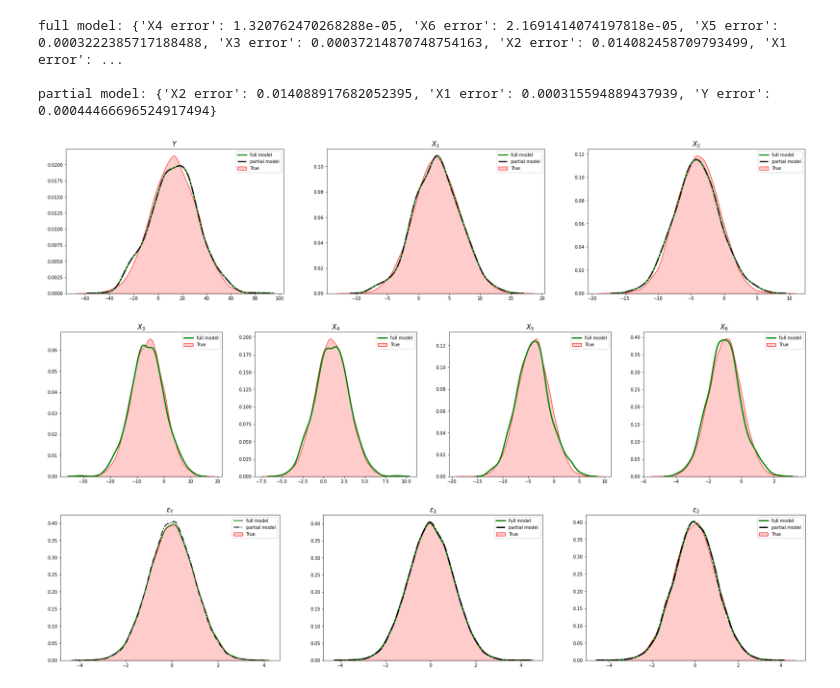
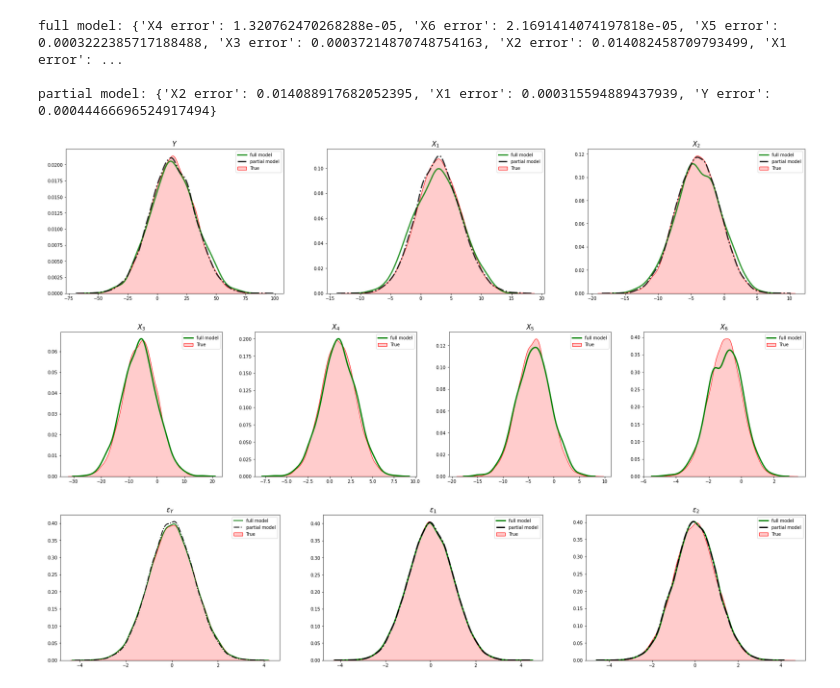
Before and after one commit to Saptarshi-Saha-1996/Noise-Abduction-for-Counterfactuals, a Jupyter notebook: Synthetic_data_experiment/specific_seed_experiment.ipynb, the cells around one changed output. Cells and saved outputs as stored; diff of their text form; code cells hidden in the pictures.

```diff
--- a/Synthetic_data_experiment/specific_seed_experiment.ipynb
+++ b/Synthetic_data_experiment/specific_seed_experiment.ipynb
@@ -131,14 +135,15 @@ full model: {'X4 error': 1.320762470268288e-05, 'X6 error': 2.1691414074197818e-
 
 partial model: {'X2 error': 0.014088917682052395, 'X1 error': 0.000315594889437939, 'Y error': 0.00044466696524917494}
 # %%
-path=+'assets/'
+path=experiment_name+'/assets'
 if not os.path.exists(path):
         os.makedirs(path)
+path=path+'/'
 # %%
-sampling_capabilities(Data=Data,SCM_samples=SCM_samples,SCM_partial_samples=SCM_samples,path=path)
+sampling_capabilities(Data=Data,SCM_samples=SCM_samples,SCM_partial_samples=SCM_partial_samples,path=path)
 # %% [output]
-[figure, old version]
+[figure, new version]
-[figure, old version]
+[figure, new version]
 # %%
 noise_infer_capabilities(epsilon=epsilon,SCM_partial_inferred_noise=SCM_partial_inferred_noise,SCM_inferred_noise=SCM_inferred_noise,path=path )
 # %% [output]
```
Also changed, not shown: parts of 12 cells of this notebook, 18 other files.
